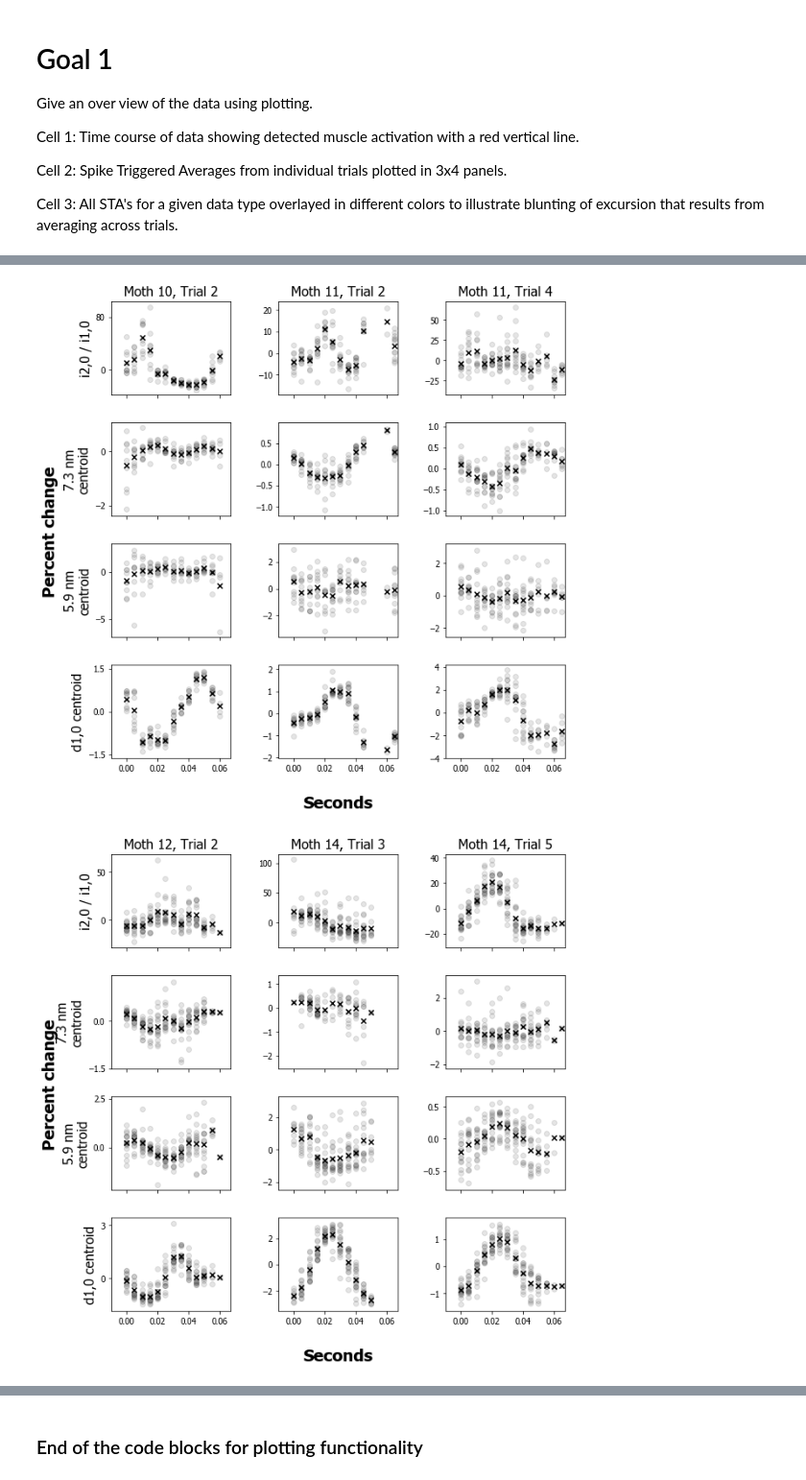
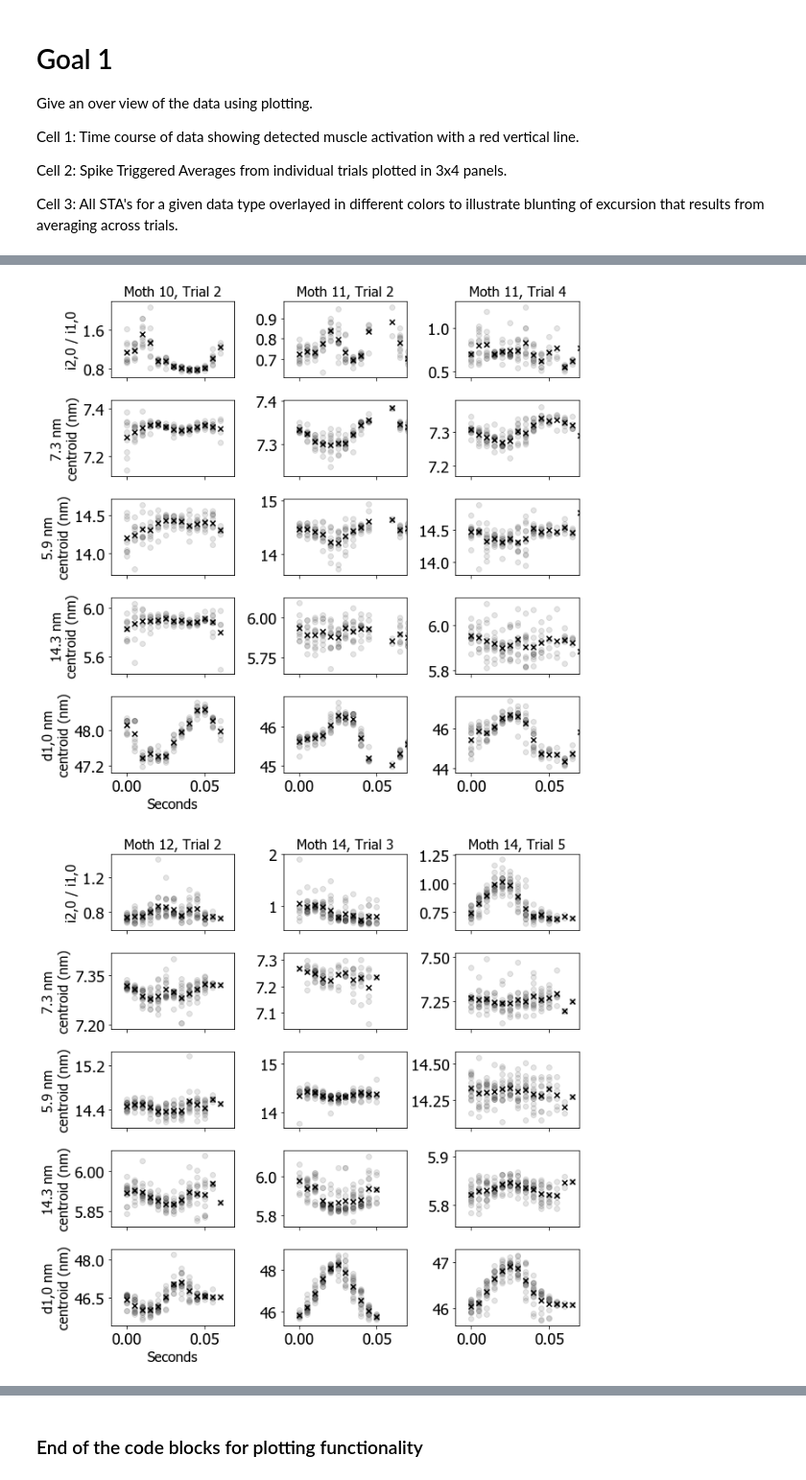
Before and after one commit to SageMay/In_vivo_Myofilament_Lattice_Kinematics, a Jupyter notebook: Analysis/Summary.ipynb, the cells around one changed output, grey strips where cells are left out. Shown at 96% size. Cells and saved outputs as stored; diff of their text form; code cells hidden in the pictures.

```diff
--- a/Analysis/Summary.ipynb
+++ b/Analysis/Summary.ipynb
@@ -48,15 +48,16 @@ for trial in acceptable_trials:
     print(trial)
 
     # Load in EMG data
-    EMG_file = '/Users/sagemalingen/Desktop/A17/Process/' + trial + '_EMG.csv'
+    EMG_file = '../DataProcessing/ProcessedData_428/' + trial + '_EMG.csv' #'/Users/sagemalingen/Desktop/A17/Process/' + trial + '_EMG.csv'
     EMG = pandas.read_csv(EMG_file)
 
     # Load in x-ray diffraction data
-    detector_file = '/Users/sagemalingen/Desktop/A17/Process/' + trial + '_det.csv'
+    detector_file = '../DataProcessing/ProcessedData_428/' + trial + '_det.csv' #'/Users/sagemalingen/Desktop/A17/Process/' + trial + '_det.csv'
     detector = pandas.read_csv(detector_file)
 
     peak_times = detector.seconds.where(detector.peaks > .5).dropna(how = 'all')
 
+    alpha = .7
     fig, (ax1, ax2, ax3, ax4, ax5) = plt.subplots(5, 1, sharey=False, sharex = True)
     fig.set_size_inches(10, 14)
     fig.subplots_adjust(left=None, bottom=None, right=None, top=None, wspace=None, hspace=.45)
@@ -120,7 +121,7 @@ m11_t04_16
 # Plotting STAs for each data type, each trial, in 3 col (moths), 4 row (data types) panel
 
 # Batch acceptable trials into sets
-sets = [['m07_t01_15', 'm07_t03_15', 'm07_t06_15'], ['m10_t02_16','m11_t02_16','m11_t04_16'],['m12_t02_16', 'm14_t03_16','m14_t05_16'], ['m15_t01_16', 'm15_t03_16']]
+sets = [['m07_t01_15', 'm07_t03_15', 'm07_t06_15'], ['m10_t02_16','m11_t02_16','m11_t04_16'],['m12_t02_16', 'm14_t03_16', 'm14_t05_16'], ['m15_t01_16', 'm15_t03_16']]
 
 # Dictionary to give more intuitive printed titles
 plot_titles = {'m07_t01_15':'Moth 7, Trial 1', 'm07_t03_15':'Moth 7, Trial 3', 'm07_t06_15':'Moth 7, Trial 6', 'm10_t02_16':'Moth 10, Trial 2',
@@ -130,18 +131,18 @@ plot_titles = {'m07_t01_15':'Moth 7, Trial 1', 'm07_t03_15':'Moth 7, Trial 3', '
 
 set_ind = 0
 for s in sets:
-    f, axarr = plt.subplots(4, len(s), sharex = 'col', sharey = 'none', figsize = (10,10))
+    f, axarr = plt.subplots(5, len(s), sharex = 'col', sharey = 'none', figsize = (10,10))
     plt.setp([a.get_xticklabels() for a in axarr[0, :]], visible=False)
 
     f.subplots_adjust(hspace=0.3)
     f.subplots_adjust(wspace=0.4)
     f.subplots_adjust(.15)
 
-    columns = ['I20_I10', 'M6_c', 'A59_c', 'D10']
+    columns = ['I20_I10', 'M6_c', 'M3_c', 'A59_c', 'D10']
 
     # Dictionary to give more intuitive printed titles
     titles = {'M6_c':'thick filament stretch', 'D10':'lattice spacing', 'A59_c':'thin filament stretch', 'M3_c':'crown repeat', 'I20_I10':
-              'I20_I10', 'I11I20_I10':'I20I11_I10'}
+              'I20_I10', 'I11I20_I10':'I20I11_I10', 'M3_c':'crown spacing'}
 
     dict_means = {'M6_c':np.array([]), 'D10':np.array([]), 'A59_c':np.array([]), 'M3_c':np.array([]), 'I20_I10':np.array([]), 'I20I11_I10':np.array([])}
 
@@ -155,12 +156,13 @@ for s in sets:
         trial_ind = 0
         for trial in s:
             count += 1
-            d = pandas.read_csv('/Users/sagemalingen/Desktop/A17/Process/' + trial + '_det.csv')
+            d = pandas.read_csv('../DataProcessing/ProcessedData_428/' + trial + '_det.csv')
+            #pandas.read_csv('/Users/sagemalingen/Desktop/A17/Process/' + trial + '_det.csv')
             for i in np.arange(0, d.ISI.max()):
                 temp = d.where(d.ISI == i).dropna(how = 'all').reset_index()
-                axarr[col_ind, trial_ind].scatter(temp.index/200, (temp[column]/temp[column].mean() - 1)*100, c = 'black', alpha = .1)
+                axarr[col_ind, trial_ind].scatter(temp.index/200, (temp[column]), c = 'black', alpha = .1)#(temp[column]/temp[column].mean() - 1)*100, c = 'black', alpha = .1)
                 stuff_index.append(temp.index/200)
-                stuff_space.append(temp[column]/temp[column].mean())
+                stuff_space.append(temp[column])#/temp[column].mean())
 
             stuff_index = np.concatenate(np.array(stuff_index))
             stuff_space = np.concatenate(np.array(stuff_space))
@@ -179,8 +181,9 @@ for s in sets:
                 times.append(i)
 
             dict_means[column] = means
-            axarr[col_ind, trial_ind].scatter(times, (np.array(means) - 1)*100, c = 'black', marker = 'x')
-            axarr[col_ind, trial_ind].set_xlim([-0.01,.067])
+            #axarr[col_ind, trial_ind].scatter(times, (np.array(means) - 1)*100, c = 'black', marker = 'x')
+            axarr[col_ind, trial_ind].scatter(times, (np.array(means)), c = 'black', marker = 'x')
+            axarr[col_ind, trial_ind].set_xlim([-0.01,.069])
             trial_ind += 1
 
     if len(s) == 3:
@@ -190,12 +193,16 @@ for s in sets:
 
         axarr[0,0].set_ylabel('i2,0 / i1,0', fontsize = '16')
         axarr[0,0].yaxis.set_major_locator(plt.MaxNLocator(2))
-        axarr[1,0].set_ylabel('7.3 nm\ncentroid', fontsize = '16')
+        axarr[1,0].set_ylabel('7.3 nm\ncentroid (nm)', fontsize = '16')
         axarr[1,0].yaxis.set_major_locator(plt.MaxNLocator(2))
-        axarr[2,0].set_ylabel('5.9 nm\ncentroid', fontsize = '16')
+        axarr[2,0].set_ylabel('5.9 nm\ncentroid (nm)', fontsize = '16')
         axarr[2,0].yaxis.set_major_locator(plt.MaxNLocator(2))
-        axarr[3,0].set_ylabel('d1,0 centroid', fontsize = '16')
+        axarr[3,0].set_ylabel('14.3 nm\ncentroid (nm)', fontsize = '16')
         axarr[3,0].yaxis.set_major_locator(plt.MaxNLocator(2))
+        axarr[4,0].set_ylabel('d1,0 nm\ncentroid (nm)', fontsize = '16')
+        axarr[4,0].set_xlabel('Seconds', fontsize = '16')
+        axarr[4,0].yaxis.set_major_locator(plt.MaxNLocator(2))
+
 
     elif len(s) == 2:
         axarr[0, 0].set_title(plot_titles[s[0]], fontsize = '16')
@@ -203,21 +210,24 @@ for s in sets:
 
         axarr[0,0].set_ylabel('i2,0 / i1,0', fontsize = '16')
         axarr[0,0].yaxis.set_major_locator(plt.MaxNLocator(2))
-        axarr[1,0].set_ylabel('7.3 nm\ncentroid', fontsize = '16')
+        axarr[1,0].set_ylabel('7.3 nm\ncentroid (nm)', fontsize = '16')
         axarr[1,0].yaxis.set_major_locator(plt.MaxNLocator(2))
-        axarr[2,0].set_ylabel('5.9 nm\ncentroid', fontsize = '16')
+        axarr[2,0].set_ylabel('5.9 nm\ncentroid (nm)', fontsize = '16')
         axarr[2,0].yaxis.set_major_locator(plt.MaxNLocator(2))
-        axarr[3,0].set_ylabel('d1,0 centroid', fontsize = '16')
+        axarr[3,0].set_ylabel('14.3 nm\ncentroid (nm)', fontsize = '16')
         axarr[3,0].yaxis.set_major_locator(plt.MaxNLocator(2))
+        axarr[4,0].set_ylabel('d1,0 nm\ncentroid (nm)', fontsize = '16')
+        axarr[4,0].set_xlabel('Seconds', fontsize = '16')
+        axarr[4,0].yaxis.set_major_locator(plt.MaxNLocator(2))
 
 
-    f.text( .05, 0.5, "Percent change", rotation='vertical',
-    horizontalalignment='center', verticalalignment='center', fontsize = '20', weight = 'bold')
+    #f.text( .05, 0.5, "Percent change", rotation='vertical',
+    #horizontalalignment='center', verticalalignment='center', fontsize = '20', weight = 'bold')
 
-    f.text( .525, 0.05, "Seconds", rotation='horizontal',
-    horizontalalignment='center', verticalalignment='center', fontsize = '20', weight = 'bold')
+    #f.text( .525, 0.05, "Seconds", rotation='horizontal',
+    #horizontalalignment='center', verticalalignment='center', fontsize = '20', weight = 'bold')
 
     #plt.savefig('/Users/sagemalingen/Desktop/Multi_trial_STAs_set_' + str(set_ind) + '.png', dpi = 400)
-
+    plt.show()
     set_ind += 1
 # %% [output]
@@ -225,2 +235,2 @@ for s in sets:
-[figure, old version]
+[figure, new version]
-[figure, old version]
+[figure, new version]
```
Also changed, not shown: parts of 17 cells of this notebook, 47 other files.
